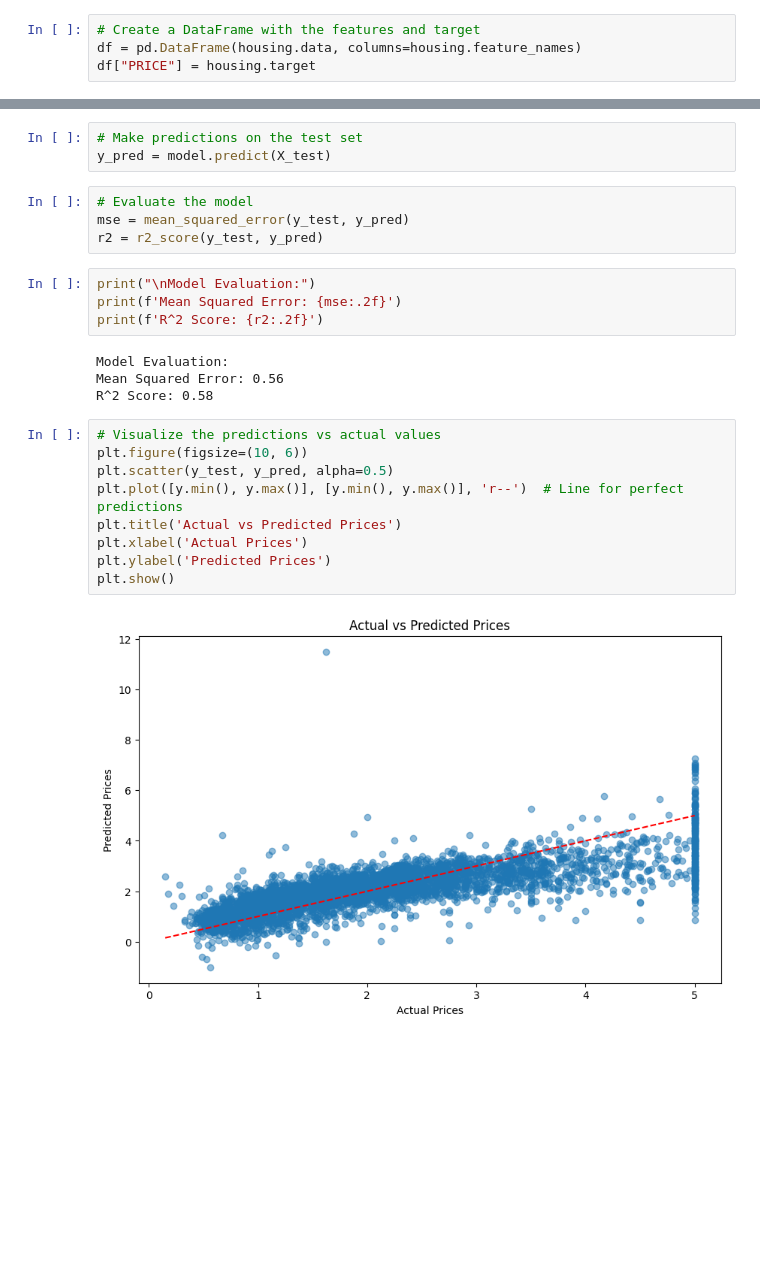
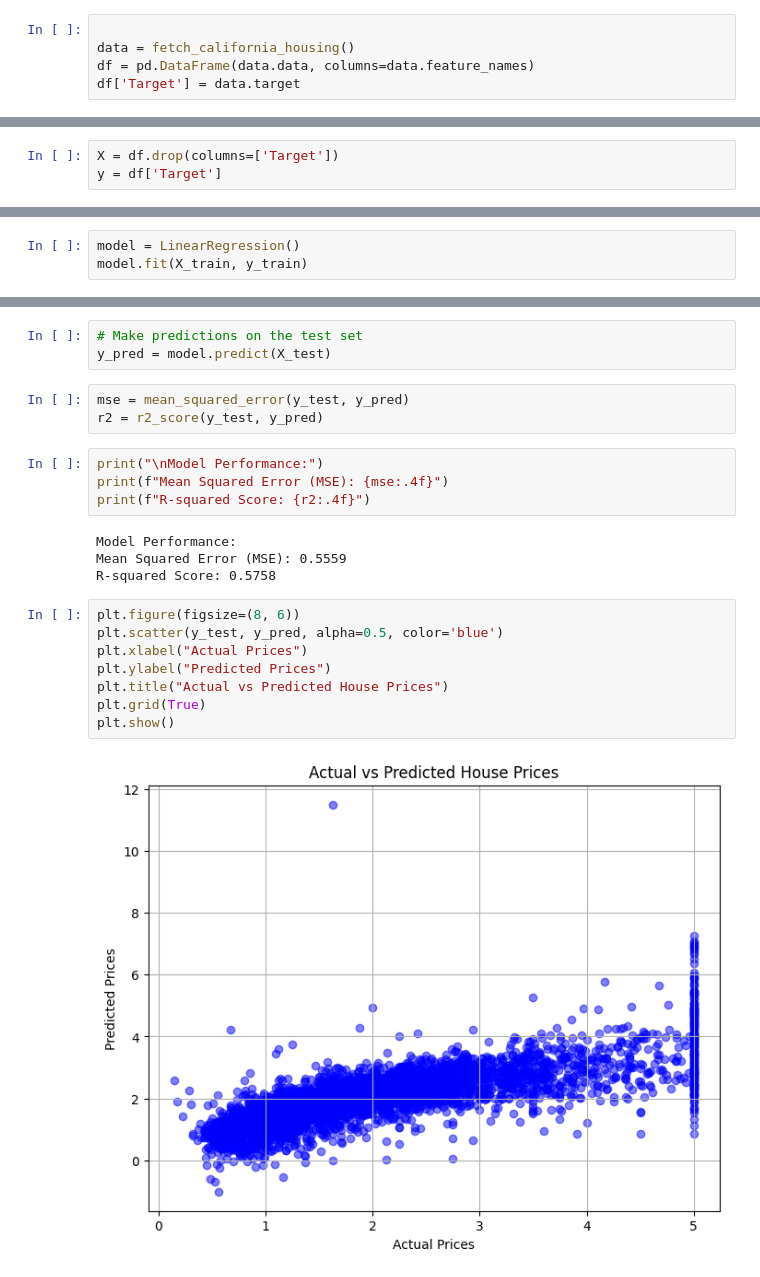
Before and after one commit to MadhavMadan336/AI-ML-LAB, a Jupyter notebook: Multiple_Linear_RegressionHousePrice.ipynb, the cells around one changed output, grey strips where cells are left out. Drawn from its saved outputs; the diff is of its cells as text; blank space fills up the shorter version.

```diff
--- a/Multiple_Linear_RegressionHousePrice.ipynb
+++ b/Multiple_Linear_RegressionHousePrice.ipynb
@@ -15,5 +13,6 @@ housing = fetch_california_housing(as_frame=True)
 # %%
-# Create a DataFrame with the features and target
-df = pd.DataFrame(housing.data, columns=housing.feature_names)
-df["PRICE"] = housing.target
+
+data = fetch_california_housing()
+df = pd.DataFrame(data.data, columns=data.feature_names)
+df['Target'] = data.target
 # %%
@@ -82 +51,4 @@ y = df['PRICE']                # Target variable
+# %%
+X = df.drop(columns=['Target'])
+y = df['Target']
 # %%
@@ -84 +55,4 @@ y = df['PRICE']                # Target variable
 X_train, X_test, y_train, y_test = train_test_split(X, y, test_size=0.2, random_state=42)
+# %%
+model = LinearRegression()
+model.fit(X_train, y_train)
@@ -92,25 +70,23 @@ LinearRegression()
 # Make predictions on the test set
 y_pred = model.predict(X_test)
 # %%
-# Evaluate the model
 mse = mean_squared_error(y_test, y_pred)
 r2 = r2_score(y_test, y_pred)
 # %%
-print("\nModel Evaluation:")
-print(f'Mean Squared Error: {mse:.2f}')
-print(f'R^2 Score: {r2:.2f}')
+print("\nModel Performance:")
+print(f"Mean Squared Error (MSE): {mse:.4f}")
+print(f"R-squared Score: {r2:.4f}")
 # %% [output]
-Model Evaluation:
-Mean Squared Error: 0.56
-R^2 Score: 0.58
+Model Performance:
+Mean Squared Error (MSE): 0.5559
+R-squared Score: 0.5758
 # %%
-# Visualize the predictions vs actual values
-plt.figure(figsize=(10, 6))
-plt.scatter(y_test, y_pred, alpha=0.5)
-plt.plot([y.min(), y.max()], [y.min(), y.max()], 'r--')  # Line for perfect predictions
-plt.title('Actual vs Predicted Prices')
-plt.xlabel('Actual Prices')
-plt.ylabel('Predicted Prices')
+plt.figure(figsize=(8, 6))
+plt.scatter(y_test, y_pred, alpha=0.5, color='blue')
+plt.xlabel("Actual Prices")
+plt.ylabel("Predicted Prices")
+plt.title("Actual vs Predicted House Prices")
+plt.grid(True)
 plt.show()
 # %% [output]
-[figure, old version]
+[figure, new version]
```
Also changed, not shown: parts of 9 cells of this notebook.
